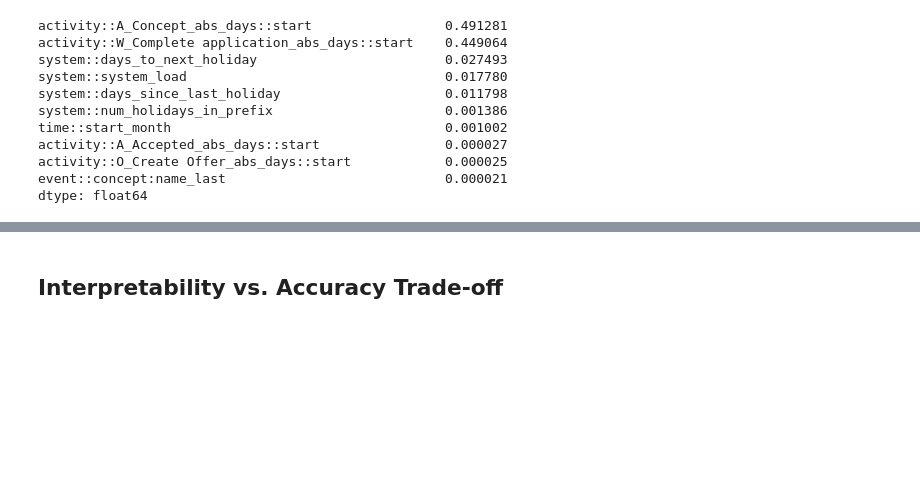
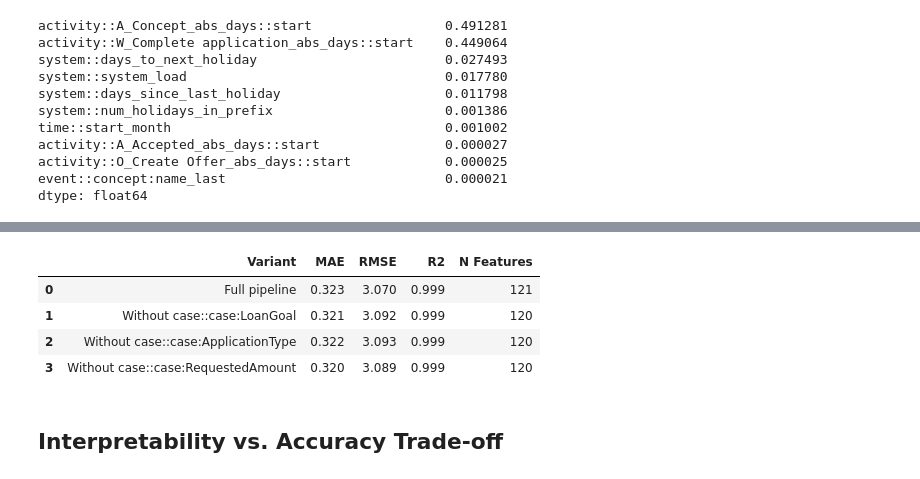
Before and after one commit to samuellukaswidmer/Bachelors-Thesis, a Jupyter notebook: predictive_monitoring_bpic17.ipynb, the cells around one changed output, grey strips where cells are left out. Cells and saved outputs as stored; diff of their text form; code cells hidden in the pictures; blank space fills up the shorter version.

```diff
--- a/predictive_monitoring_bpic17.ipynb
+++ b/predictive_monitoring_bpic17.ipynb
@@ -920,0 +885,4 @@ display(results_case)
+# %%
+run_group_only_analysis(X_train, X_test, y_train, y_test, 'case')
+run_group_only_analysis(X_train, X_test, y_train, y_test, 'system')
+run_group_only_analysis(X_train, X_test, y_train, y_test, 'event')
@@ -921,3 +924,12 @@ display(results_case)
+# %%
+results, importances = run_single_group_removal(X_train, X_test, y_train, y_test, 'case', exclude=['case::case:concept:name'])
+display(results)
+# %% [output]
+|  | Variant | MAE | RMSE | R2 | N Features |
+| 0 | Full pipeline | 0.323 | 3.070 | 0.999 | 121 |
+| 1 | Without case::case:LoanGoal | 0.321 | 3.092 | 0.999 | 120 |
+| 2 | Without case::case:ApplicationType | 0.322 | 3.093 | 0.999 | 120 |
+| 3 | Without case::case:RequestedAmount | 0.320 | 3.089 | 0.999 | 120 |
 # %% [markdown]
 ## Interpretability vs. Accuracy Trade-off
 # %% [markdown]
```
Also changed, not shown: parts of 10 cells of this notebook.
